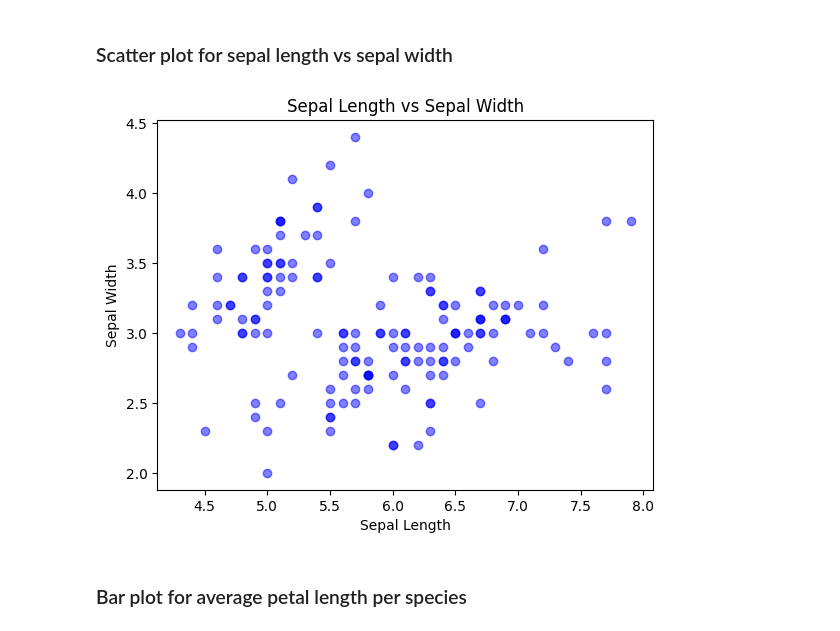
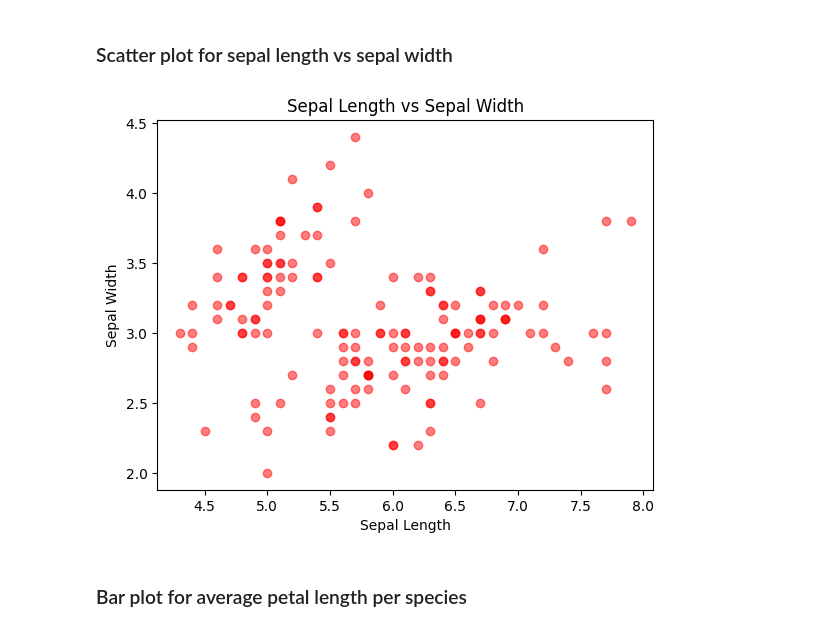
Before and after one commit to MandaKausthubh/AIM101-Statistics-For-DataScience-2025, a Jupyter notebook: Week1/MatplotLib/note3.ipynb, the cells around one changed output. Saved outputs shown, nothing was run; the diff lists cells and outputs as text; code cells hidden in the pictures.

```diff
--- a/Week1/MatplotLib/note3.ipynb
+++ b/Week1/MatplotLib/note3.ipynb
@@ -11,13 +20,13 @@ iris = pd.read_csv('https://raw.githubusercontent.com/mwaskom/seaborn-data/maste
 # %% [markdown]
 ### Scatter plot for sepal length vs sepal width
 # %%
-plt.scatter(iris['sepal_length'], iris['sepal_width'], c='blue', alpha=0.5)
+plt.scatter(iris['sepal_length'], iris['sepal_width'], c='red', alpha=0.5)
 plt.title("Sepal Length vs Sepal Width")
 plt.xlabel("Sepal Length")
 plt.ylabel("Sepal Width")
 plt.show()
 # %% [output]
-[figure, old version]
+[figure, new version]
 # %% [markdown]
 ### Bar plot for average petal length per species
 # %%
```
Also changed, not shown: parts of 1 cell of this notebook, 14 other files.
